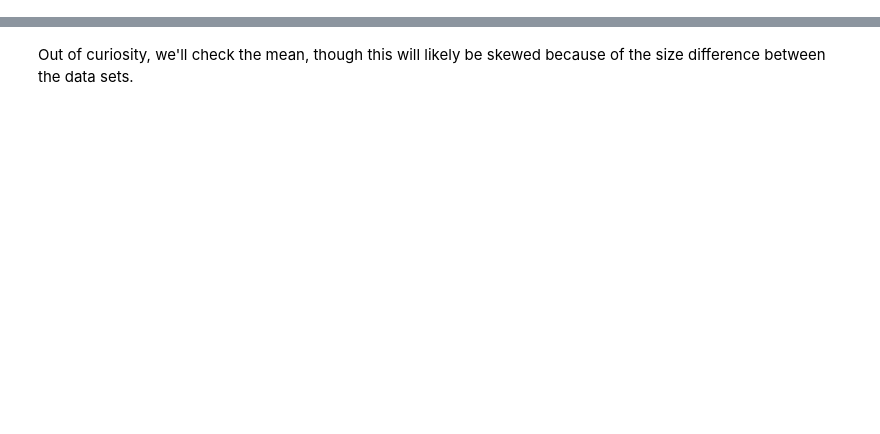
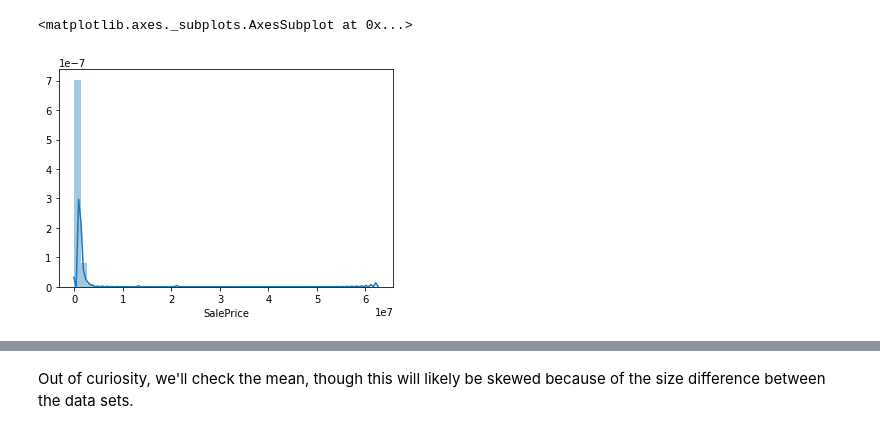
Before and after one commit to chum46/housing_sales_king_county, a Jupyter notebook: notebooks/exploratory/03_mef_noise_correlation.ipynb, the cells around one changed output, grey strips where cells are left out. Cells and saved outputs as stored; diff of their text form; code cells hidden in the pictures; blank space fills up the shorter version.

```diff
--- a/notebooks/exploratory/03_mef_noise_correlation.ipynb
+++ b/notebooks/exploratory/03_mef_noise_correlation.ipynb
@@ -113,0 +64,5 @@ sns.barplot(x=['Homes w/ No Traffic Noise', 'Homes w/ Traffic Noise'],y=[no_tr_m
+# %%
+sns.distplot(data.SalePrice)
+# %% [output]
+<matplotlib.axes._subplots.AxesSubplot at 0x...>
+[figure, added]
```
Also changed, not shown: parts of 142 cells of this notebook, 2 other files.
